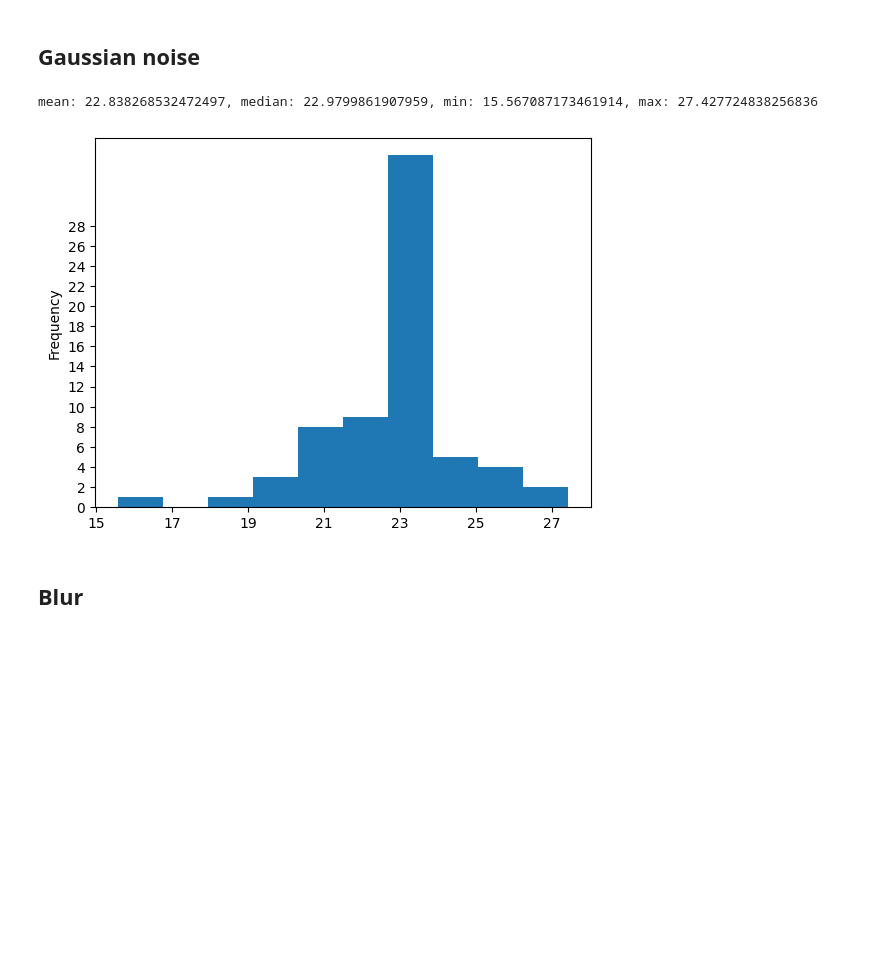
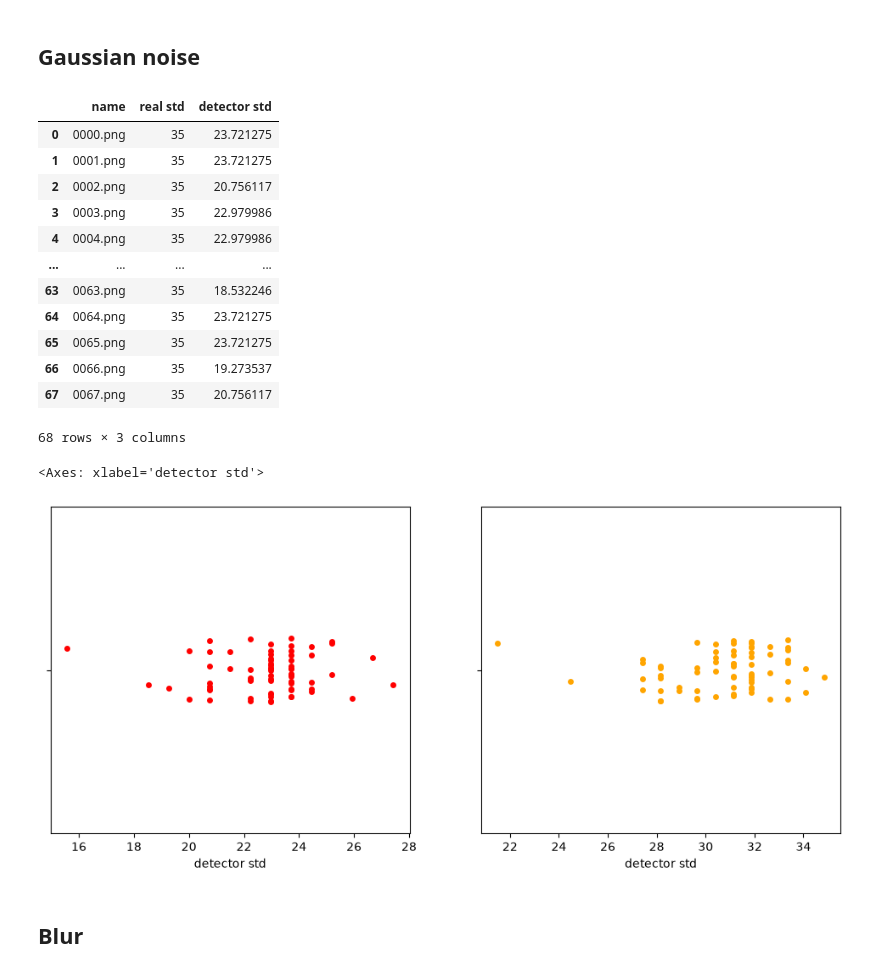
Before and after one commit to chaosmagnvm/Image-auto-denoising, a Jupyter notebook: notebooks/stats.ipynb, the cells around one changed output. Cells and saved outputs as stored; diff of their text form; code cells hidden in the pictures; blank space fills up the shorter version.

Commit message:
stats updated

```diff
--- a/notebooks/stats.ipynb
+++ b/notebooks/stats.ipynb
@@ -5,46 +5,40 @@
 # %%
 import numpy as np
 import pandas as pd
 import matplotlib.pyplot as plt
+import seaborn as sns
 import json
-
-def stats(df):
-    print(f"mean: {df['detector std'].mean()}, median: {df['detector std'].median()}, ", end='')
-    print(f"min: {df['detector std'].min()}, max: {df['detector std'].max()}")
 
 def create_df(std):
     df = pd.read_json(f"../analysis/noisy{std}.json")
     df = df.sort_values("name")
     df = df.reset_index(drop=True)
     return df
 
-def extreme_values(df, minimum = None, maximum = None):
-    if minimum is None:
-        minimum = df['detector std'].min()
-    if maximum is None:
-        maximum = df['detector std'].max()
-    mask_min = df['detector std'] <= minimum
-    mask_max = df['detector std'] >= maximum
-    print(df[mask_min | mask_max])
-
-def detector_hist(df):
-    df['detector std'].plot.hist()
-    plt.xticks(np.arange(int(df['detector std'].min()), df['detector std'].max()+1, 2))
-    plt.yticks(np.arange(0, 30, 2))
-    plt.show()
-
-def detector_plot(df):
-    df.plot(x='name', y='detector std')
-    plt.show()
-
 df35 = create_df(35)
 df50 = create_df(50)
 
-stats(df35)
-detector_hist(df35)
+display(df35)
+
+fig, axes = plt.subplots(1, 2, figsize = (12, 5))
+sns.stripplot(data=df35, x="detector std", color="red", ax=axes[0])
+sns.stripplot(data=df50, x="detector std", color="orange", ax=axes[1])
 # %% [output]
+|  | name | real std | detector std |
+| 0 | 0000.png | 35 | 23.721275 |
+| 1 | 0001.png | 35 | 23.721275 |
+| 2 | 0002.png | 35 | 20.756117 |
+| 3 | 0003.png | 35 | 22.979986 |
+| 4 | 0004.png | 35 | 22.979986 |
+| ... | ... | ... | ... |
+| 63 | 0063.png | 35 | 18.532246 |
+| 64 | 0064.png | 35 | 23.721275 |
+| 65 | 0065.png | 35 | 23.721275 |
+| 66 | 0066.png | 35 | 19.273537 |
+| 67 | 0067.png | 35 | 20.756117 |
-mean: 22.838268532472497, median: 22.9799861907959, min: 15.567087173461914, max: 27.427724838256836
+68 rows × 3 columns
+<Axes: xlabel='detector std'>
-[figure, old version]
+[figure, new version]
 # %% [markdown]
 ## Blur
 # %%
```
Also changed, not shown: parts of 3 cells of this notebook.
